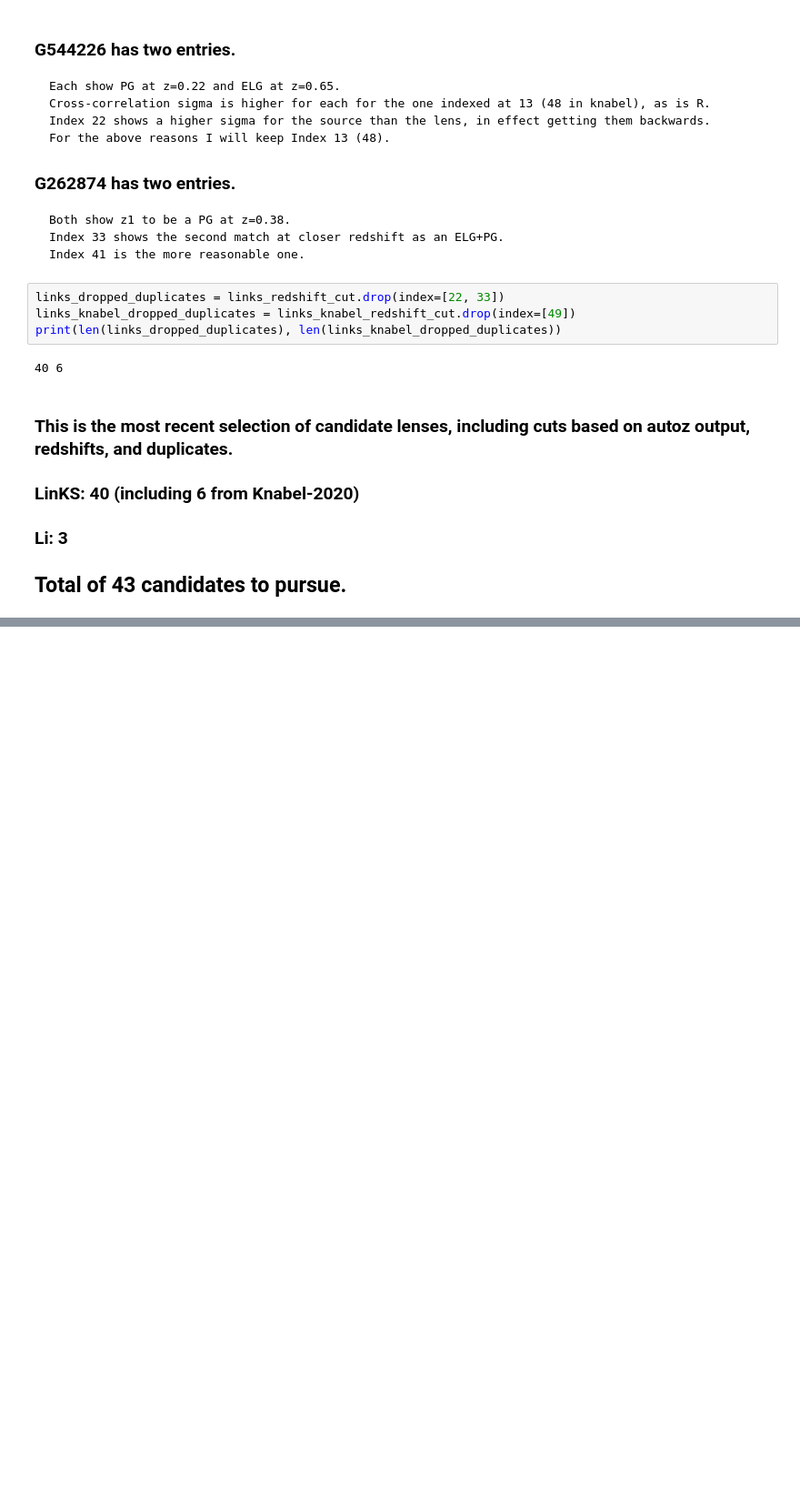
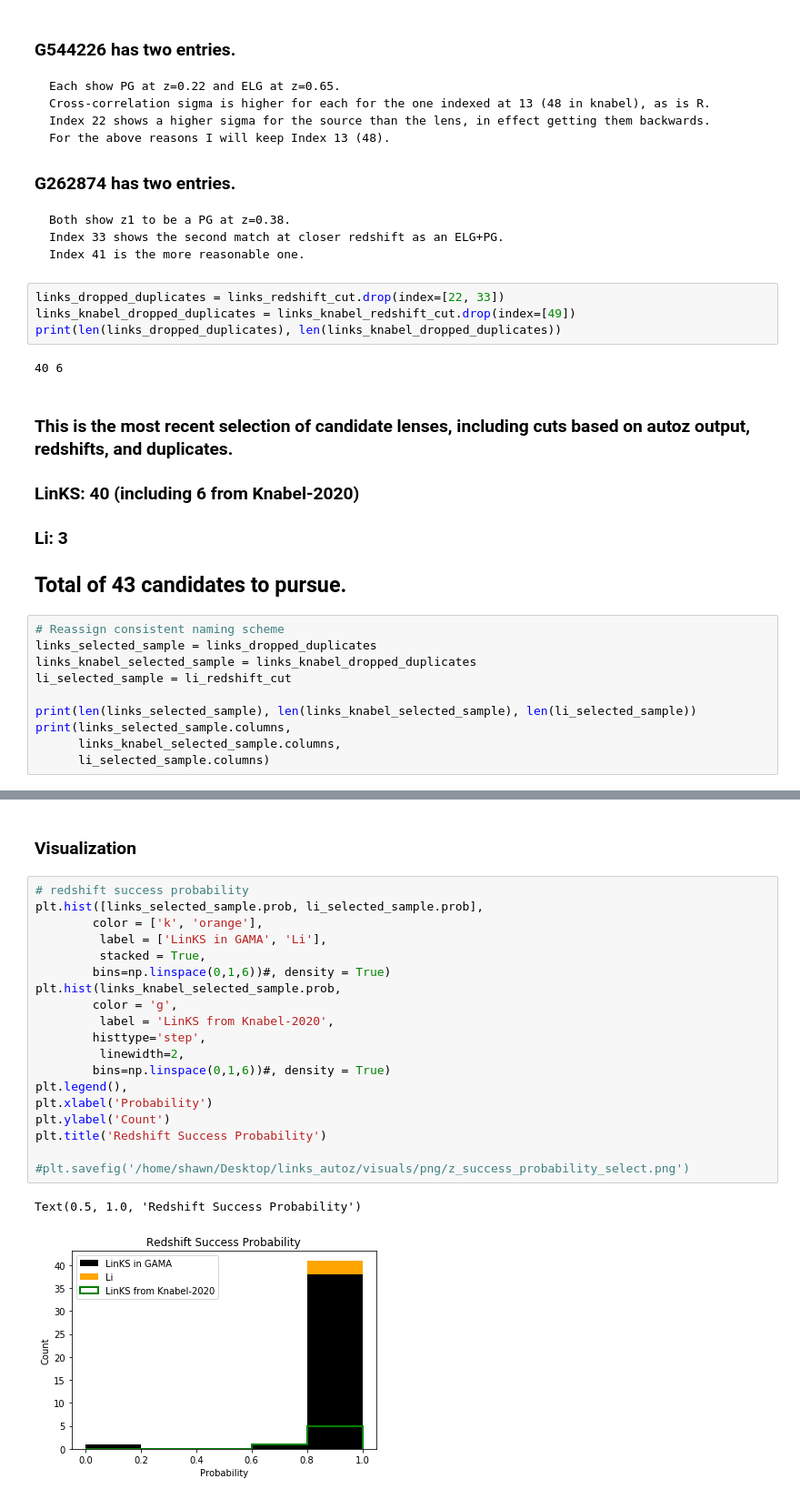
Before and after one commit to shawnknabel/autoz_lens_model, a Jupyter notebook: notebooks/master.ipynb, the cells around one changed output, grey strips where cells are left out. Shown: that part at 91% size. Cells and saved outputs as stored; diff of their text form; blank space fills up the shorter version.

```diff
--- a/notebooks/master.ipynb
+++ b/notebooks/master.ipynb
@@ -864,3 +907,13 @@ print(len(links_dropped_duplicates), len(links_knabel_dropped_duplicates))
 ### LinKS: 40 (including 6 from Knabel-2020)
 ### Li: 3
 ## Total of 43 candidates to pursue.
+# %%
+# Reassign consistent naming scheme
+links_selected_sample = links_dropped_duplicates
+links_knabel_selected_sample = links_knabel_dropped_duplicates
+li_selected_sample = li_redshift_cut
+
+print(len(links_selected_sample), len(links_knabel_selected_sample), len(li_selected_sample))
+print(links_selected_sample.columns,
+      links_knabel_selected_sample.columns,
+      li_selected_sample.columns)
@@ -866,0 +938,24 @@ print(len(links_dropped_duplicates), len(links_knabel_dropped_duplicates))
+# %% [markdown]
+### Visualization
+# %%
+# redshift success probability
+plt.hist([links_selected_sample.prob, li_selected_sample.prob],
+        color = ['k', 'orange'],
+         label = ['LinKS in GAMA', 'Li'],
+         stacked = True,
+        bins=np.linspace(0,1,6))#, density = True)
+plt.hist(links_knabel_selected_sample.prob,
+        color = 'g',
+         label = 'LinKS from Knabel-2020',
+        histtype='step',
+         linewidth=2,
+        bins=np.linspace(0,1,6))#, density = True)
+plt.legend(),
+plt.xlabel('Probability')
+plt.ylabel('Count')
+plt.title('Redshift Success Probability')
+
+#plt.savefig('/home/shawn/Desktop/links_autoz/visuals/png/z_success_probability_select.png')
+# %% [output]
+Text(0.5, 1.0, 'Redshift Success Probability')
+[figure, added]
```
Also changed, not shown: parts of 8 cells of this notebook, 1 other file.
